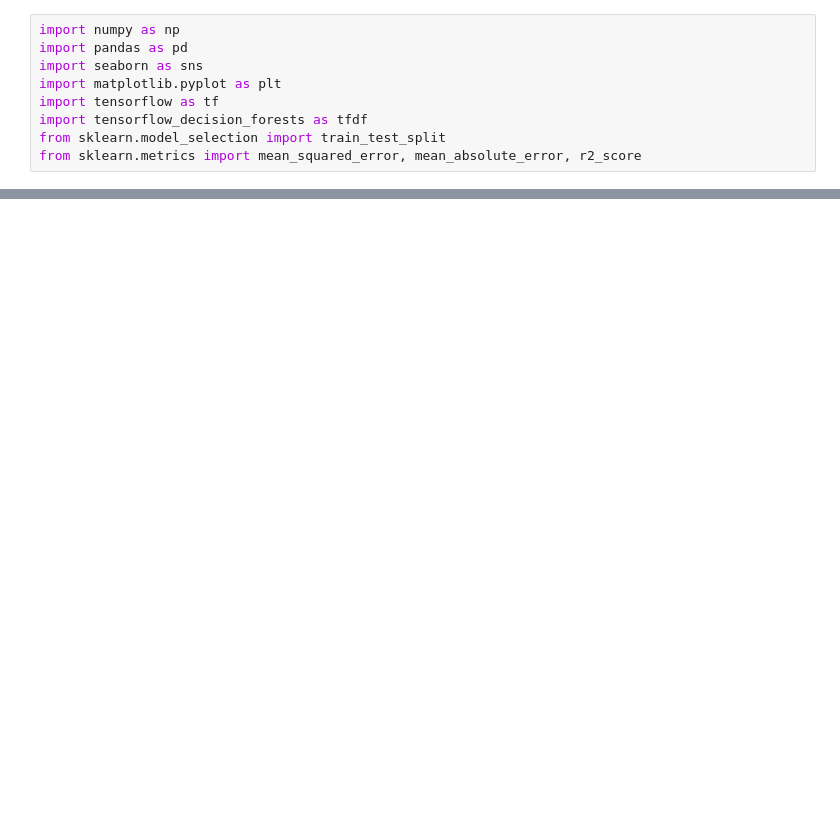
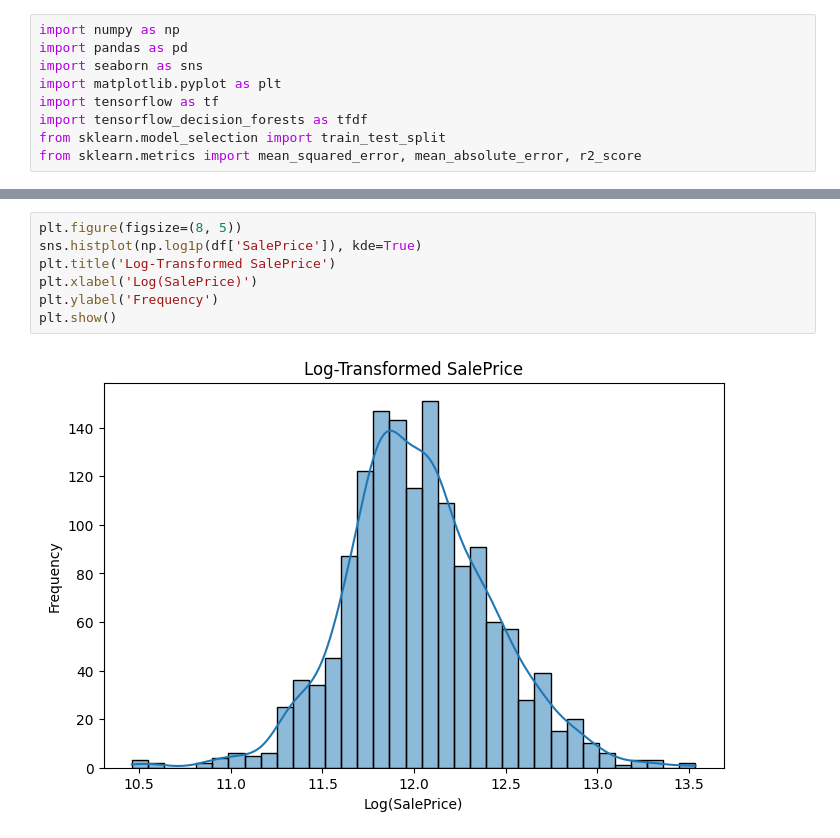
Before and after one commit to Kev-HL/house-price-prediction, a Jupyter notebook: notebooks/housing.ipynb, the cells around one changed output, grey strips where cells are left out. Saved outputs shown, nothing was run; the diff lists cells and outputs as text; blank space fills up the shorter version.

```diff
--- a/notebooks/housing.ipynb
+++ b/notebooks/housing.ipynb
@@ -15,0 +114,9 @@ df = pd.read_csv(data_path)
+# %%
+plt.figure(figsize=(8, 5))
+sns.histplot(np.log1p(df['SalePrice']), kde=True)
+plt.title('Log-Transformed SalePrice')
+plt.xlabel('Log(SalePrice)')
+plt.ylabel('Frequency')
+plt.show()
+# %% [output]
+[figure, added]
```
Also changed, not shown: parts of 101 cells of this notebook.
